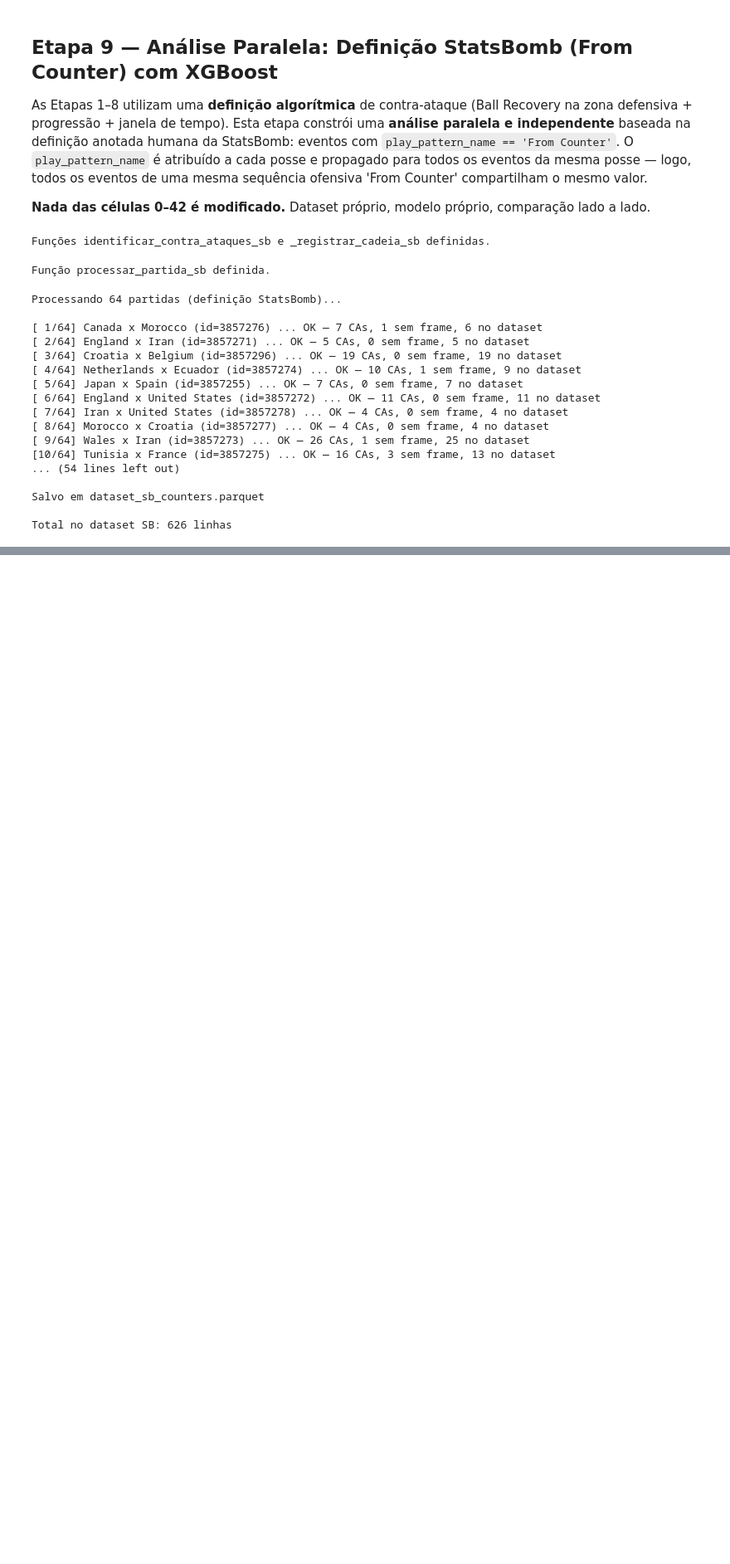
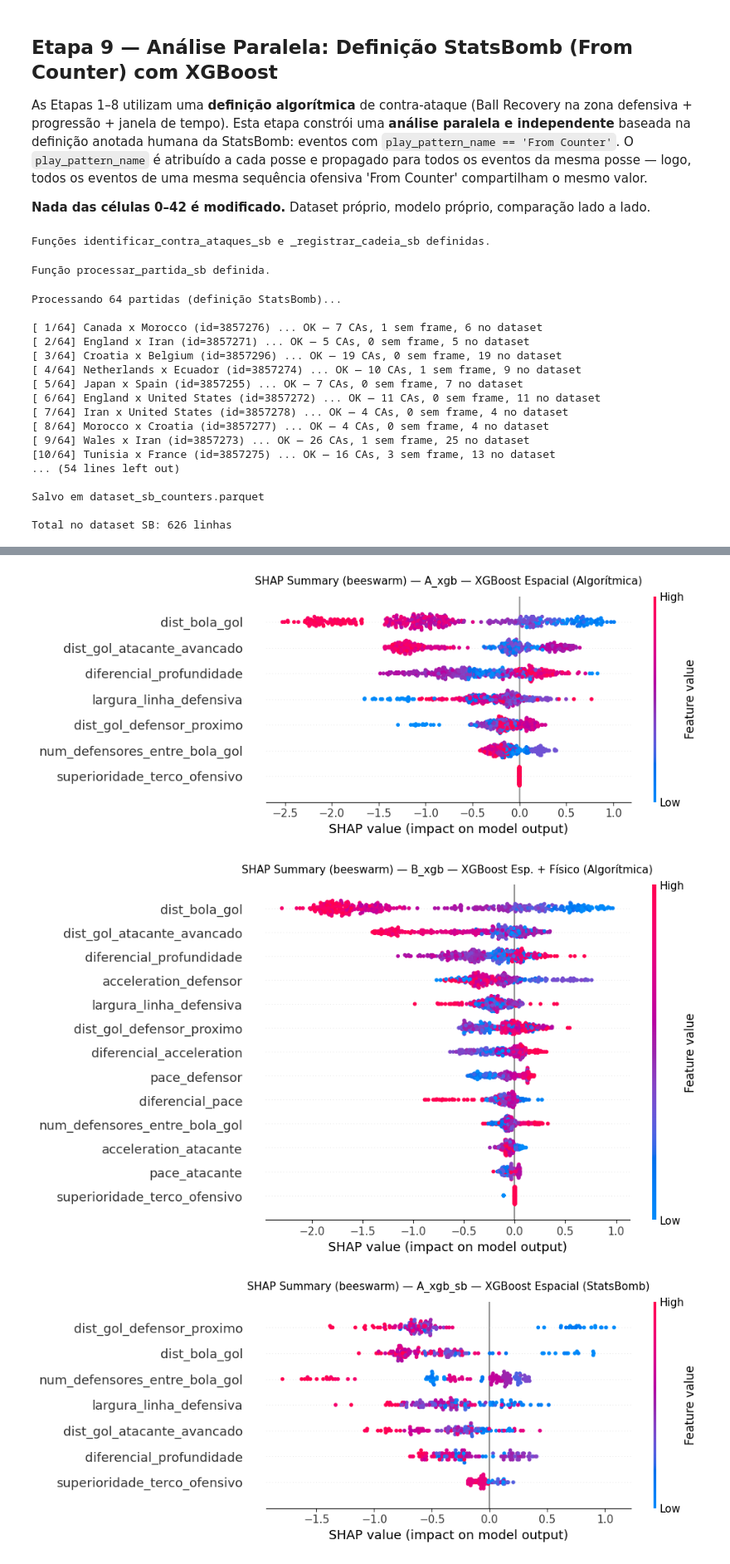
Before and after one commit to LuizGAPires/COE609-2026.1, a Jupyter notebook: xcounter_wFM.ipynb, the cells around one changed output, grey strips where cells are left out. Shown at 83% size. Cells and saved outputs as stored; diff of their text form; code cells hidden in the pictures; blank space fills up the shorter version.

```diff
--- a/xcounter_wFM.ipynb
+++ b/xcounter_wFM.ipynb
@@ -74,12 +74,12 @@ config = {
     # Sistema de coordenadas StatsBomb: eixo x de 0 a 120; equipe que
     # recupera ataca em direção a x=120.
     "zona_recuperacao":       "metade_defensiva",
-    "zona_recuperacao_x_max": None,  # usado só se zona_recuperacao == "custom"
+    "zona_recuperacao_x_max": 0,  # usado só se zona_recuperacao == "custom"
 
     # --- Janela de análise pós-recuperação ---
-    "max_eventos_apos":          20,   # eventos a olhar após a recuperação (5→original)
+    "max_eventos_apos":          15,   # eventos a olhar após a recuperação (5→original)
     "max_tempo_s":               60,  # duração máxima da cadeia em segundos
-    "progressao_vertical_min_m": 30,  # ganho mínimo em x (metros) para qualificar
+    "progressao_vertical_min_m": 20,  # ganho mínimo em x (metros) para qualificar
 
     # --- Condições de quebra da cadeia (avaliadas nesta ordem) ---
     # 1. fim_periodo: period do próx. evento != period do início da cadeia
@@ -2500,0 +2568,26 @@ As features espaciais provavelmente dominam em ambos os modelos StatsBomb, como
+# %%
+# 10.3 — Summary plots (beeswarm): direção e magnitude dos SHAP values
+# Cada ponto é uma observação; cor = valor da feature (vermelho = alto, azul = baixo)
+
+modelos_shap = [
+    ('A_xgb — XGBoost Espacial (Algorítmica)',         sv_Axgb, df_Axgb),
+    ('B_xgb — XGBoost Esp. + Físico (Algorítmica)',    sv_Bxgb, df_Bxgb),
+    ('A_xgb_sb — XGBoost Espacial (StatsBomb)',        sv_A_sb, df_A_sb),
+    ('B_xgb_sb — XGBoost Esp. + Físico (StatsBomb)',   sv_B_sb, df_B_sb),
+]
+
+for titulo, sv, df_display in modelos_shap:
+    n_feat = df_display.shape[1]
+    shap.summary_plot(
+        sv, df_display,
+        max_display=n_feat,
+        show=False,
+    )
+    plt.title(f'SHAP Summary (beeswarm) — {titulo}', fontsize=11, pad=12)
+    plt.gcf().set_size_inches(10, max(4, n_feat * 0.45))
+    plt.tight_layout()
+    plt.show()
+# %% [output]
+[figure, added]
+[figure, added]
+[figure, added]
```
Also changed, not shown: parts of 34 cells of this notebook.
